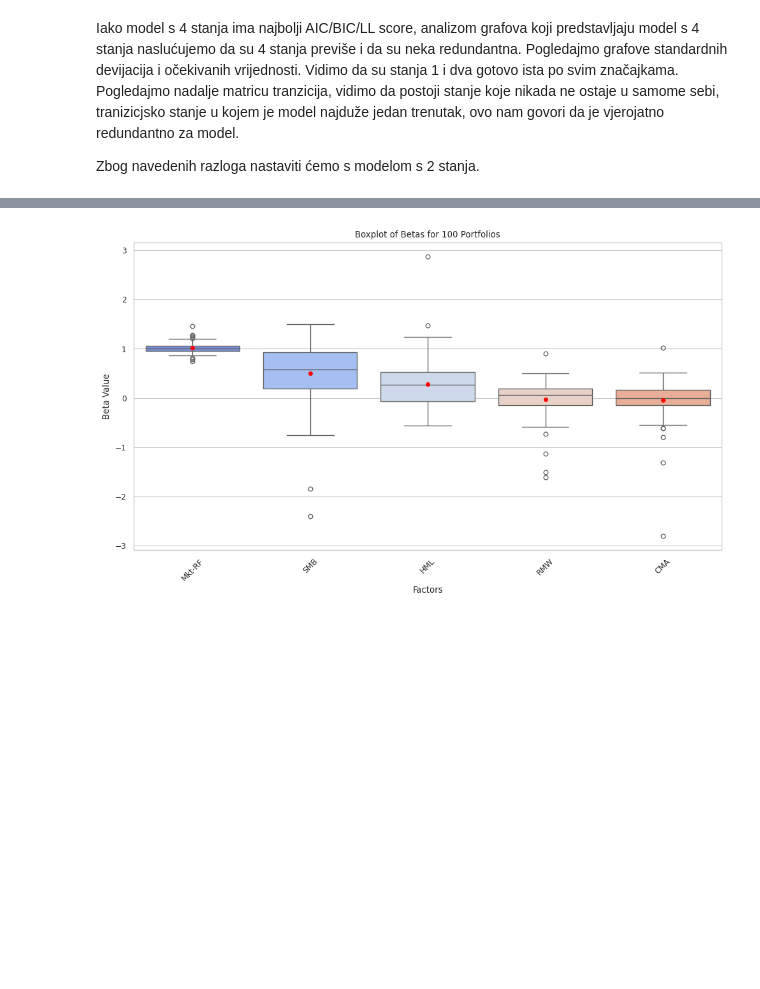
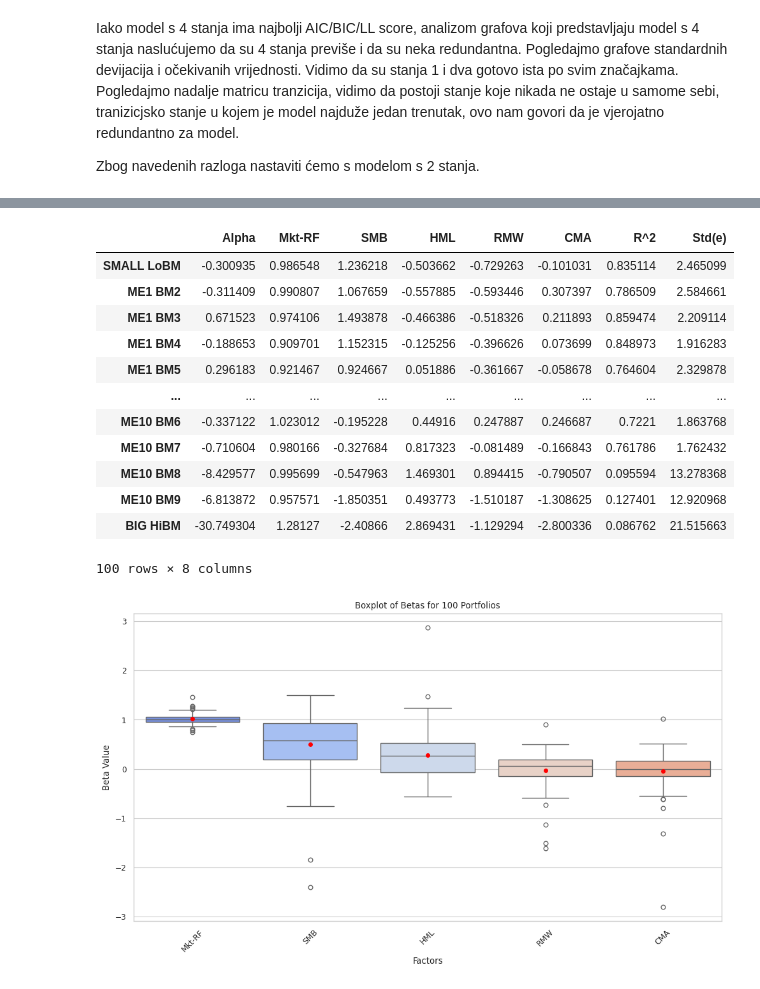
Before and after one commit to evucelic/HMM-Market-Regime-Estimation, a Jupyter notebook: fama_french_HMM.ipynb, the cells around one changed output, grey strips where cells are left out. Drawn from its saved outputs; the diff is of its cells as text; code cells hidden in the pictures; blank space fills up the shorter version.

```diff
--- a/fama_french_HMM.ipynb
+++ b/fama_french_HMM.ipynb
@@ -670,3 +656,19 @@ for state in [0, 1]:
+# %%
+regression_results_state_1
+# %% [output]
+|  | Alpha | Mkt-RF | SMB | HML | RMW | CMA | R^2 | Std(e) |
+| SMALL LoBM | -0.300935 | 0.986548 | 1.236218 | -0.503662 | -0.729263 | -0.101031 | 0.835114 | 2.465099 |
+| ME1 BM2 | -0.311409 | 0.990807 | 1.067659 | -0.557885 | -0.593446 | 0.307397 | 0.786509 | 2.584661 |
+| ME1 BM3 | 0.671523 | 0.974106 | 1.493878 | -0.466386 | -0.518326 | 0.211893 | 0.859474 | 2.209114 |
+| ME1 BM4 | -0.188653 | 0.909701 | 1.152315 | -0.125256 | -0.396626 | 0.073699 | 0.848973 | 1.916283 |
+| ME1 BM5 | 0.296183 | 0.921467 | 0.924667 | 0.051886 | -0.361667 | -0.058678 | 0.764604 | 2.329878 |
+| ... | ... | ... | ... | ... | ... | ... | ... | ... |
+| ME10 BM6 | -0.337122 | 1.023012 | -0.195228 | 0.44916 | 0.247887 | 0.246687 | 0.7221 | 1.863768 |
+| ME10 BM7 | -0.710604 | 0.980166 | -0.327684 | 0.817323 | -0.081489 | -0.166843 | 0.761786 | 1.762432 |
+| ME10 BM8 | -8.429577 | 0.995699 | -0.547963 | 1.469301 | 0.894415 | -0.790507 | 0.095594 | 13.278368 |
+| ME10 BM9 | -6.813872 | 0.957571 | -1.850351 | 0.493773 | -1.510187 | -1.308625 | 0.127401 | 12.920968 |
+| BIG HiBM | -30.749304 | 1.28127 | -2.40866 | 2.869431 | -1.129294 | -2.800336 | 0.086762 | 21.515663 |
+100 rows × 8 columns
 # %%
 def boxplot_betas(regression_results):
     fig, ax = plt.subplots(figsize=(10, 6))
```
Also changed, not shown: parts of 4 cells of this notebook.
